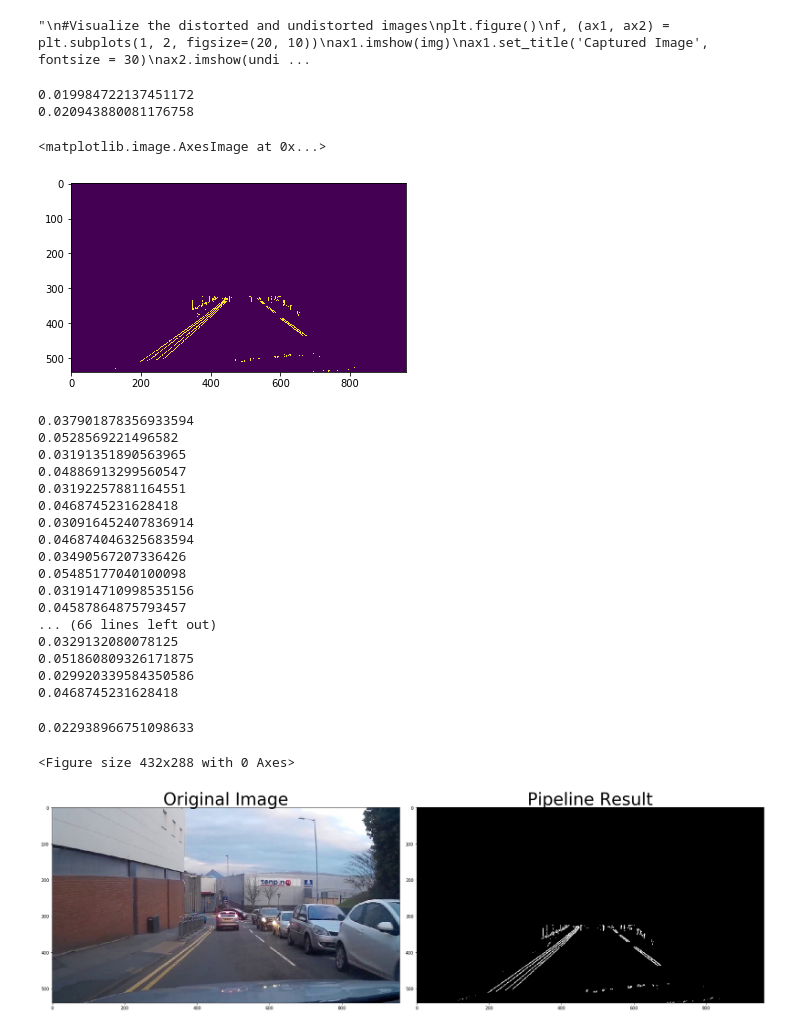
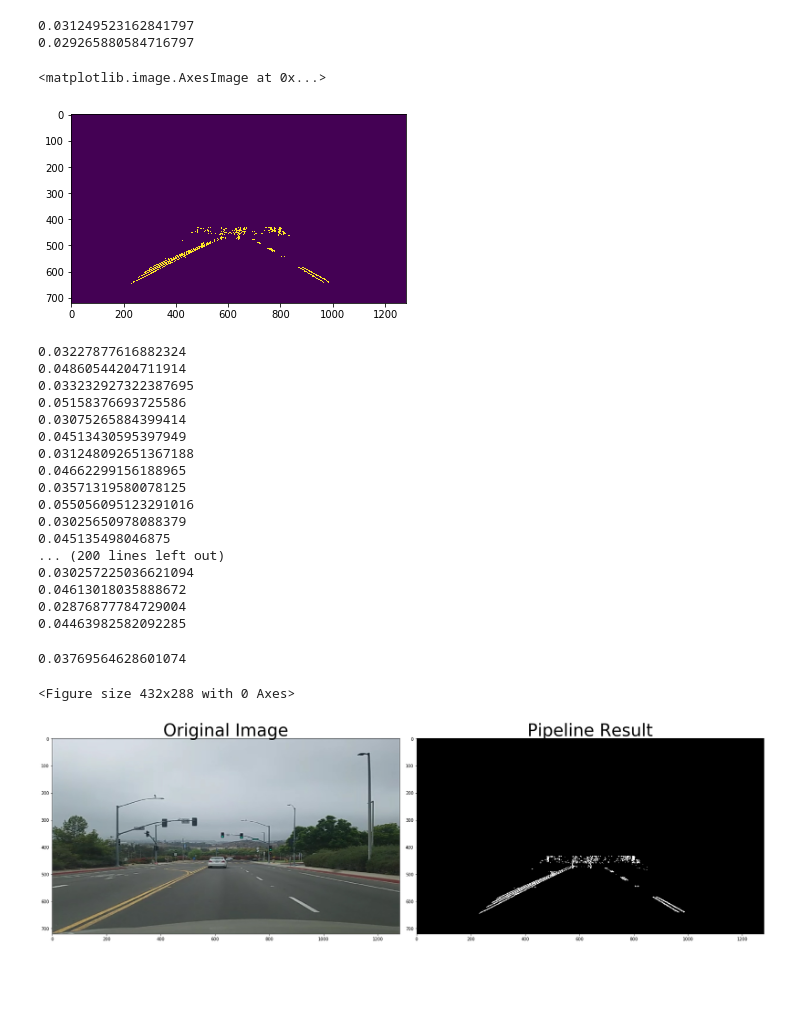
Before and after one commit to NitheshSinghSanjay/Deep-Neural-Network-based-Real-Time-Object-Detection-for-Raspberry-Pi-and-non-GPU-devices, a Jupyter notebook: GoPiGo/lane_detection2.ipynb, the cells around one changed output. Cells and saved outputs as stored; diff of their text form; code cells hidden in the pictures; blank space fills up the shorter version.

```diff
--- a/GoPiGo/lane_detection2.ipynb
+++ b/GoPiGo/lane_detection2.ipynb
@@ -24,21 +13,3 @@ def undistort(img, mtx, dist, camera_img_size):
-# %%
-img = mpimg.imread('calibration4.jpg')
-img_size1 = (img.shape[1], img.shape[0])
-
-undist = undistort(img, mtx, dist, img_size1)
-
-'''
-#Visualize the distorted and undistorted images
-plt.figure()
-f, (ax1, ax2) = plt.subplots(1, 2, figsize=(20, 10))
-ax1.imshow(img)
-ax1.set_title('Captured Image', fontsize = 30)
-ax2.imshow(undist)
-ax2.set_title('Undistorted Image', fontsize = 30)
-plt.tight_layout()
-'''
-# %% [output]
-"\n#Visualize the distorted and undistorted images\nplt.figure()\nf, (ax1, ax2) = plt.subplots(1, 2, figsize=(20, 10))\nax1.imshow(img)\nax1.set_title('Captured Image', fontsize = 30)\nax2.imshow(undi ...
 # %%
 def grayscale(img):
     """Applies the Grayscale transform
@@ -263,14 +234,14 @@ def process_image(image):
 # %%
 # set color map to gray, default is RGB
 first_frame = 1
-image12 = mpimg.imread('test0.jpg')
+image12 = mpimg.imread('road2.jpg')
 result0 = process_image(image12)
 plt.imshow(process_image(image12))
 # %% [output]
-0.019984722137451172
-0.020943880081176758
+0.031249523162841797
+0.029265880584716797
 <matplotlib.image.AxesImage at 0x...>
-[figure, old version]
+[figure, new version]
 # %%
 cap = cv.VideoCapture('project_video.mp4')
 
@@ -286,23 +257,23 @@ while(True):
 cap.release()
 cv.destroyAllWindows()
 # %% [output]
-0.037901878356933594
-0.0528569221496582
-0.03191351890563965
-0.04886913299560547
-0.03192257881164551
-0.0468745231628418
-0.030916452407836914
-0.046874046325683594
-0.03490567207336426
-0.05485177040100098
-0.031914710998535156
-0.04587864875793457
-... (66 lines left out)
-0.0329132080078125
-0.051860809326171875
-0.029920339584350586
-0.0468745231628418
+0.03227877616882324
+0.04860544204711914
+0.033232927322387695
+0.05158376693725586
+0.03075265884399414
+0.04513430595397949
+0.031248092651367188
+0.04662299156188965
+0.03571319580078125
+0.055056095123291016
+0.03025650978088379
+0.045135498046875
+... (200 lines left out)
+0.030257225036621094
+0.04613018035888672
+0.02876877784729004
+0.04463982582092285
 # %%
 result = process_image(image12)
 
@@ -319,9 +290,9 @@ ax2.set_title('Pipeline Result', fontsize=40)
 plt.subplots_adjust(left=0., right=1, top=0.9, bottom=0.)
 plt.tight_layout()
 # %% [output]
-0.022938966751098633
+0.03769564628601074
 <Figure size 432x288 with 0 Axes>
-[figure, old version]
+[figure, new version]
 # %%
 def warp_image(img):
 
```
Also changed, not shown: parts of 9 cells of this notebook, 3 other files.
